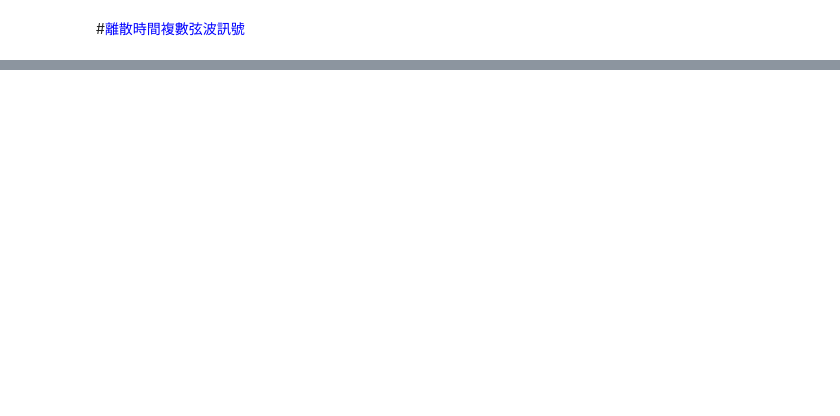
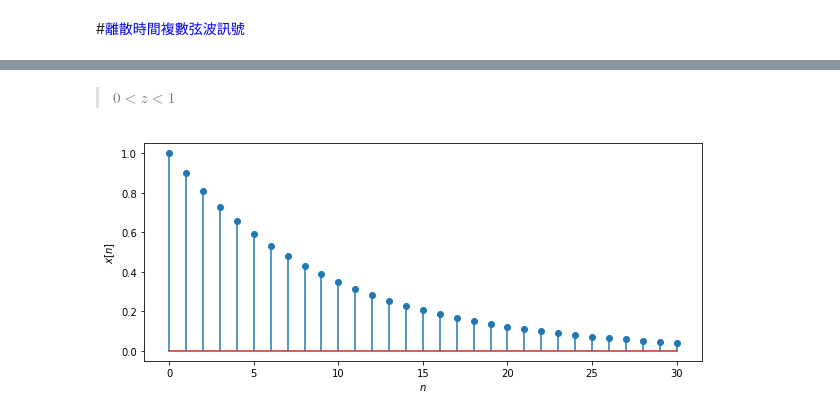
Before and after one commit to luckguy/SS2022, a Jupyter notebook: SS02_d.ipynb, the cells around one changed output, grey strips where cells are left out. Drawn from its saved outputs; the diff is of its cells as text; code cells hidden in the pictures; blank space fills up the shorter version.

```diff
--- a/SS02_d.ipynb
+++ b/SS02_d.ipynb
@@ -86,2 +103,13 @@ def plot_complex_signal(k, x):
+# %% [markdown]
+
+
+> $0<z<1$
+# %%
+k = np.arange(31)
+z=0.9
+x = exponential_signal_z(k, z)
+plot_real_signal(k,x)
+# %% [output]
+[figure, added]
 # %%
 k = np.arange(31)
```
Also changed, not shown: parts of 9 cells of this notebook.
